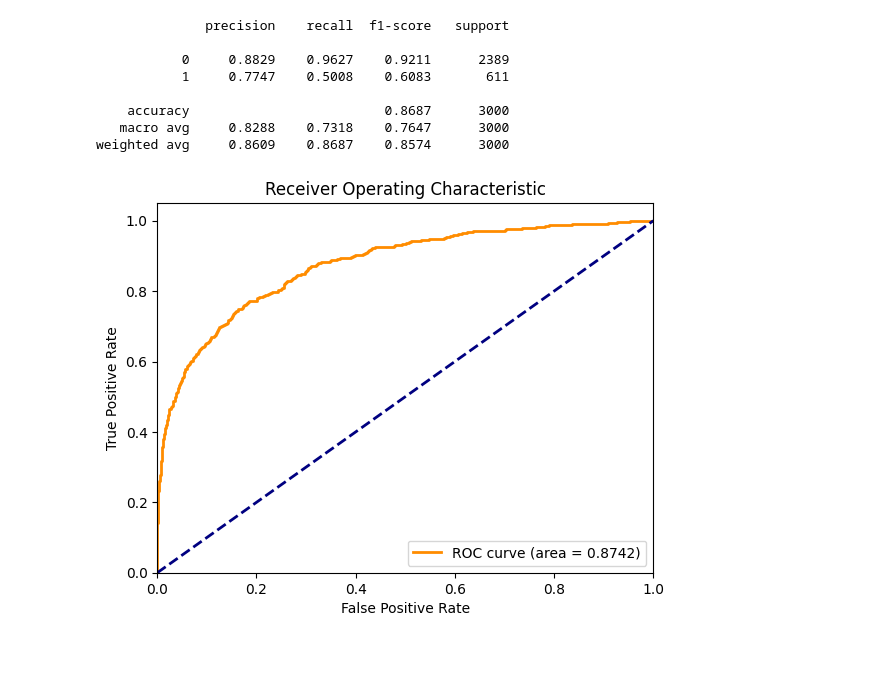
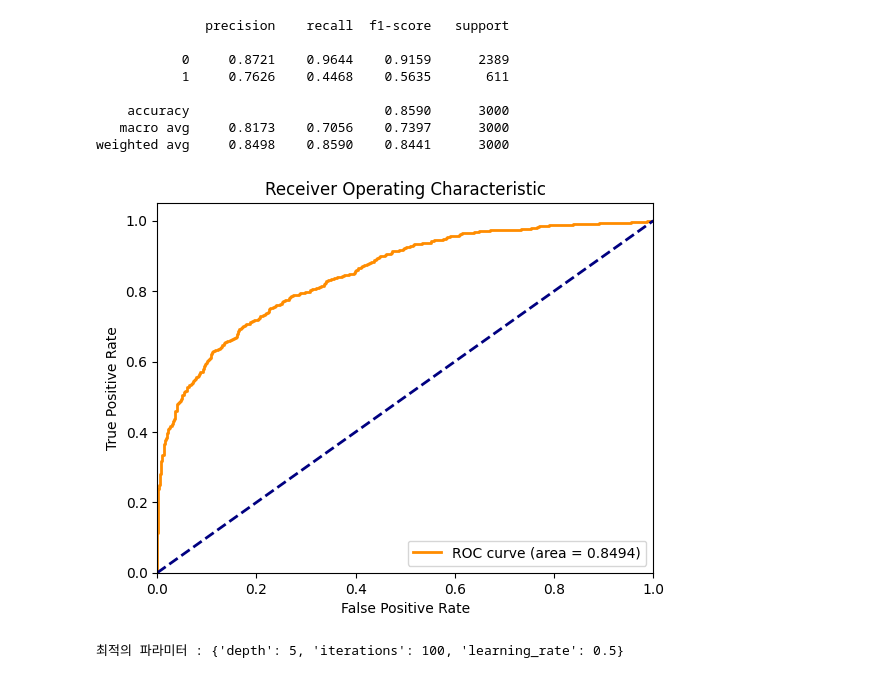
Before and after one commit to SKNETWORKS-FAMILY-AICAMP/SKN09-2nd-4Team, a Jupyter notebook: jy/jy_ml_cat.ipynb, the cells around one changed output. Drawn from its saved outputs; the diff is of its cells as text; code cells hidden in the pictures.

```diff
--- a/jy/jy_ml_cat.ipynb
+++ b/jy/jy_ml_cat.ipynb
@@ -9,17 +9,7 @@ import seaborn as sns
 df = pd.read_csv('../data/Preprocessed_Bank_Customer_Churn_Prediction.csv')
 
 # 사용할 피처 선택 (customer_id 제거)
-features = ['credit_score', 'age', 'tenure', 'balance', 'products_number', 'credit_card', 'active_member', 'estimated_salary', 'country']
-
-def country_encoding(country):
-    if country == 0:
-        return 'France'
-    elif country == 1:
-        return 'Germany'
-    else:
-        return 'Spain'
-
-df['country'] = df['country'].apply(country_encoding)
+features = ['credit_score', 'age', 'tenure', 'balance', 'products_number', 'credit_card', 'active_member', 'estimated_salary']
 
 df.head()
 # %% [output]
@@ -32,8 +22,6 @@ df.head()
 # %%
 # 'balance'와 'estimated_salary' 컬럼을 skewed_columns 리스트에 추가
-skewed_columns = ['age', 'balance', 'estimated_salary', 'credit_score']  # 'balance'와 'estimated_salary' 추가
-skewed_columns = ['balance', 'estimated_salary', 'credit_score']  # 'balance'와 'estimated_salary' 추가
-# skewed_columns = ['age', 'balance', 'estimated_salary']  # 'balance'와 'estimated_salary' 추가
+skewed_columns = ['age']
 
 # log1p 변환 함수
 def log1p_transform_columns(df, columns):
@@ -62,9 +50,7 @@ scaler = MinMaxScaler()
 X = df[features]
 y = df['churn']
 
-X.iloc[:, :-1] = scaler.fit_transform(X.iloc[:, :-1])
-
-print(X.head())
+X = scaler.fit_transform(X)
 
 # 학습 데이터와 테스트 데이터로 분리
 X_train, X_test, y_train, y_test = train_test_split(X, y, test_size=0.3, random_state=42, stratify=y)
@@ -104,43 +76,45 @@ def auc_plot(model:CatBoostClassifier, X_test, y_test):
 # %%
 from sklearn.metrics import classification_report
 # catboost 모델 적용
-cat_features = ['country']
 
 # CatBoost 모델 생성
-cat = CatBoostClassifier(random_state=42, cat_features=cat_features, verbose=0)
+cat = CatBoostClassifier(random_state=42, verbose=0)
 
 # 학습
-cat.fit(X_train, y_train, cat_features=cat_features, verbose=0)
+cat.fit(X_train, y_train, verbose=0)
 
 # 예측
 y_pred = cat.predict(X_test)
 
 # 정확도 출력
 print(classification_report(y_test, y_pred, digits=4))
 
 auc_plot(cat, X_test, y_test)
 # %% [output]
               precision    recall  f1-score   support
 
-           0     0.8829    0.9627    0.9211      2389
-           1     0.7747    0.5008    0.6083       611
+           0     0.8721    0.9644    0.9159      2389
+           1     0.7626    0.4468    0.5635       611
 
-    accuracy                         0.8687      3000
-   macro avg     0.8288    0.7318    0.7647      3000
-weighted avg     0.8609    0.8687    0.8574      3000
+    accuracy                         0.8590      3000
+   macro avg     0.8173    0.7056    0.7397      3000
+weighted avg     0.8498    0.8590    0.8441      3000
-[figure, old version]
+[figure, new version]
 # %%
-# param_grid = {
-#     'depth': [2,3,4],
-#     'learning_rate': [0.05, 0.1, 0.5],
-#     'iterations': [50, 100, 150],
-# }
+from sklearn.model_selection import GridSearchCV
+param_grid = {
+    'depth': [3,4,5],
+    'learning_rate': [0.05, 0.1, 0.5],
+    'iterations': [50, 100, 150],
+}
 
-# grid_search = GridSearchCV(estimator=cat, param_grid=param_grid, cv=3, n_jobs=-1, verbose=2)
+grid_search = GridSearchCV(estimator=cat, param_grid=param_grid, cv=3, n_jobs=-1, verbose=0, scoring='recall')
 
-# grid_search.fit(X_train, y_train)
+grid_search.fit(X_train, y_train, verbose=0)
 
-# print('최적의 파라미터 :', grid_search.best_params_)
+print('최적의 파라미터 :', grid_search.best_params_)
+# %% [output]
+최적의 파라미터 : {'depth': 5, 'iterations': 100, 'learning_rate': 0.5}
 # %%
 best_params = {'depth': 4, 'iterations': 100, 'learning_rate': 0.1}
 
```
Also changed, not shown: parts of 7 cells of this notebook, 8 other files.
